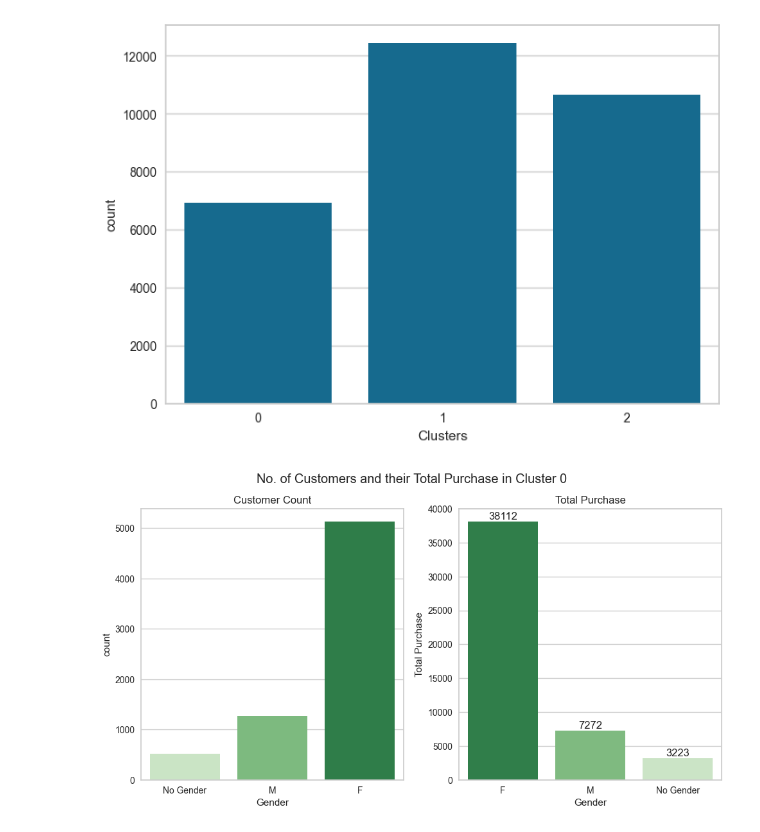
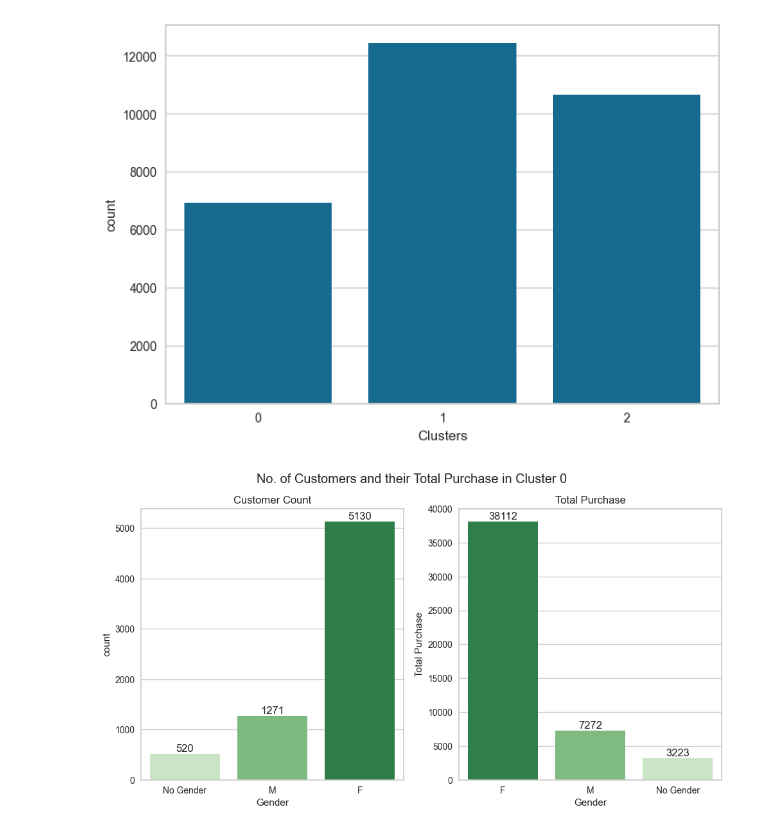
Before and after one commit to AllanMogley/12-Zidio-Projects, a Jupyter notebook: 01 - Projects/01 - Customer Segmentation/cleaner.ipynb, the cells around one changed output. Drawn from its saved outputs; the diff is of its cells as text; code cells hidden in the pictures.

Commit message:
Cluster 0 Analysis

```diff
--- a/01 - Projects/01 - Customer Segmentation/cleaner.ipynb
+++ b/01 - Projects/01 - Customer Segmentation/cleaner.ipynb
@@ -235,35 +235,40 @@ plt.show()
 
 df['Total Purchase'] = df.iloc[:, 3:37].sum(axis = 1)
 # %%
+# ------------------------------------------------------------------
+# ANALYZE CLUSTER 0
+# ------------------------------------------------------------------
+
 cluster_0 = df.groupby(
     ['Clusters', 'Gender'],
     as_index = False).sum().query('Clusters == 0')
 
 plt.figure(figsize = (10, 10))
 plt.subplot(2, 2, 1)
 ax = sns.countplot(
     data = df.query('Clusters == 0'),
     x = 'Gender',
     hue = 'Gender',
     palette = 'Greens')
 
-
+for i in ax.containers:
+    ax.bar_label(i)
 plt.title('Customer Count')
 
 
 plt.subplot(2, 2, 2)
 ax2 = sns.barplot(data = cluster_0,
             x = 'Gender',
             y = 'Total Purchase',
             hue = 'Gender',
             palette = 'Greens_r')
 
 for i in ax2.containers:
     ax2.bar_label(i)
 plt.title('Total Purchase')
 
 plt.suptitle('No. of Customers and their Total Purchase in Cluster 0')
 plt.tight_layout()
 plt.show()
 # %% [output]
-[figure, old version]
+[figure, new version]
```
